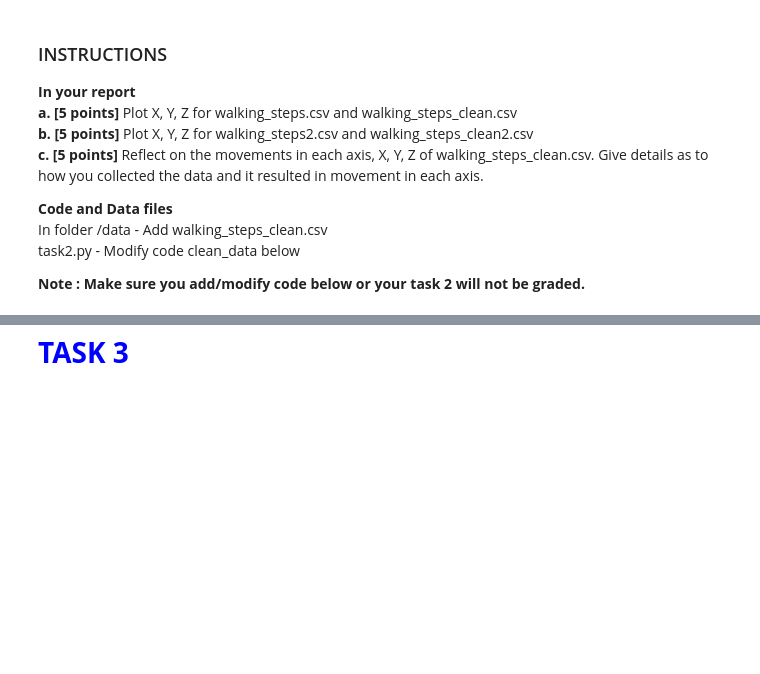
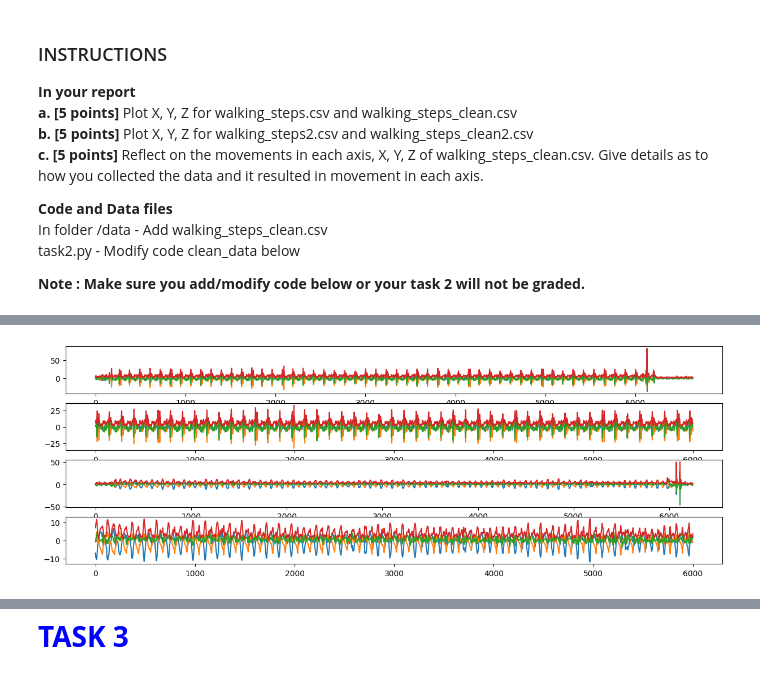
Before and after one commit to cdevre/ga_1, a Jupyter notebook: muc-fall-2022-sensor-data/SensorDataAnalysisActivity.ipynb, the cells around one changed output, grey strips where cells are left out. Cells and saved outputs as stored; diff of their text form; code cells hidden in the pictures; blank space fills up the shorter version.

```diff
--- a/muc-fall-2022-sensor-data/SensorDataAnalysisActivity.ipynb
+++ b/muc-fall-2022-sensor-data/SensorDataAnalysisActivity.ipynb
@@ -116,20 +81,11 @@ Create new file without garbage data and save it in data folder
 # %%
-def read_file(path:str):
-    data = pd.read_csv(path)
-    data.set_index('Time (s)')
-    return data
-
-
-
-def down_sample(in_data: pd.DataFrame, sampling_rate:int):
-    # does not work
-    res = in_data
-    res['Time (s)'] = pd.to_datetime(in_data['Time (s)'], unit='s')
-    res = res.set_index('Time (s)')
-
-    df_resampled = res.resample('0.2ms"').interpolate()
-    df_resampled.plot()
-    return df_resampled
+# this is task2.py
+import parser_data
+import pandas as pd
+import matplotlib.pyplot as plt
+import scipy.signal as Signal
+import numpy as np
+from sklearn.preprocessing import MinMaxScaler
 
 def clip_start_and_end(in_data: pd.DataFrame, start:int, end:int):
     res = in_data = in_data.loc[start:end]
@@ -146,34 +102,82 @@ def denoise(in_data: pd.DataFrame, averageing_window:int):
 def normalize_signal(in_data: pd.DataFrame, new_min, new_max):
     # res = in_data
     scaler = MinMaxScaler()
 
     # ensure that the range of the normalised data is from new_min to new_max
     scaler = MinMaxScaler(feature_range=(new_min, new_max))
 
     data_arr = in_data.to_numpy()
     data_reshaped = data_arr.reshape(-1, 1)
 
     res = scaler.fit_transform(data_reshaped)
 
     res = pd.DataFrame(res)
     # res = restore_col_names(res)
 
     res = res.dropna()
     return res
 
-def count_peaks(in_data: pd.DataFrame, threshold:int):
-    peaks, _ = Signal.find_peaks(in_data, height=threshold)
-    return peaks
-
 def restore_col_names(in_data: pd.DataFrame):
     # this method exist because the normalisation function clears out all the column names
     # the data is easier to work with and understand with column labels
 
     res = in_data.rename(columns={
         0: 'Time (s)',
         1: 'Linear Acceleration x (m/s^2)',
         2: 'Linear Acceleration y (m/s^2)',
         3: 'Linear Acceleration z (m/s^2)',
         4: 'Absolute acceleration (m/s^2)'
         })
     return res
+
+def down_sample(in_data: pd.DataFrame):
+    # does not work
+    res = in_data
+    res = Signal.resample(res,6000)
+    res = pd.DataFrame(res)
+    res = restore_col_names(res)
+
+
+    return res
+
+def clean(data, window):
+    res = data
+    res = clip_start_and_end(data, 250, 5800)
+    res = down_sample(res)
+    return res
+
+def get_data():
+    path1 = "data/walking_steps_1.csv"
+    data1_raw = pd.read_csv(path1)
+    data1_raw = data1_raw.drop("Time (s)", axis=1)
+    # data1_clean = clean(data1_raw, 40)
+    data1_clean = clean(data1_raw, 60)
+
+    path2 = "data/walking_steps_2.csv"
+    data2_raw = pd.read_csv(path2)
+    data2_raw = data2_raw.drop("Time (s)", axis=1)
+    data2_clean = clean(data2_raw, 10)
+
+    return data1_raw, data1_clean, data2_raw , data2_clean
+
+
+def main():
+    fig, axes = plt.subplots(nrows=4, ncols=1, figsize=(15, 5))  # Adjust the number of subplots as needed
+    SHOW_LEGEND = False
+
+    data1_raw, data1_clean, data2_raw , data2_clean = get_data()
+
+    data1_raw.plot(ax=axes[0], legend=SHOW_LEGEND)
+    data1_clean.plot(ax=axes[1], legend=SHOW_LEGEND)
+
+    data2_raw.plot(ax=axes[2], legend=SHOW_LEGEND)
+    data2_clean.plot(ax=axes[3], legend=SHOW_LEGEND)
+
+
+
+
+
+if __name__== "__main__":
+    main()
+# %% [output]
+[figure, added]
```
Also changed, not shown: parts of 10 cells of this notebook.
